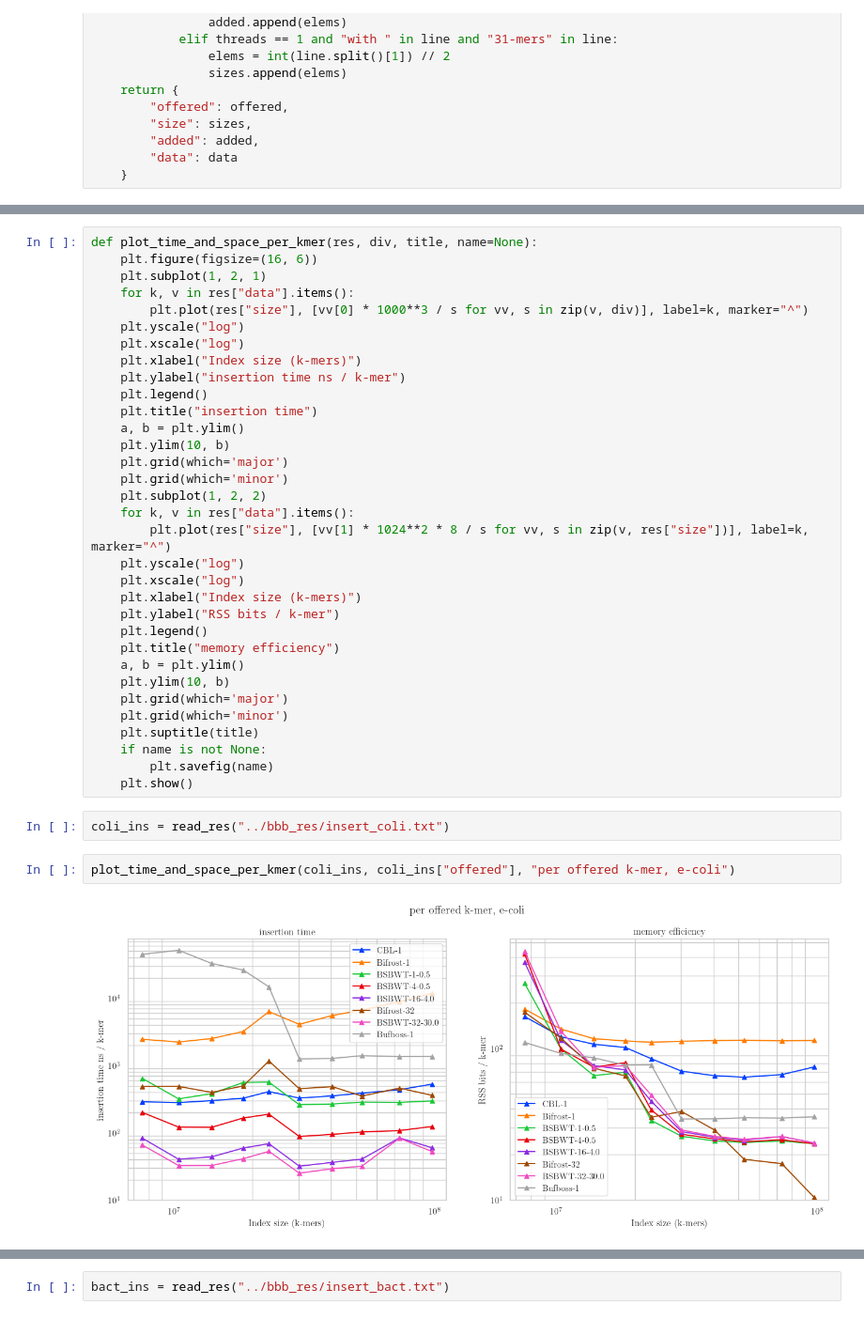
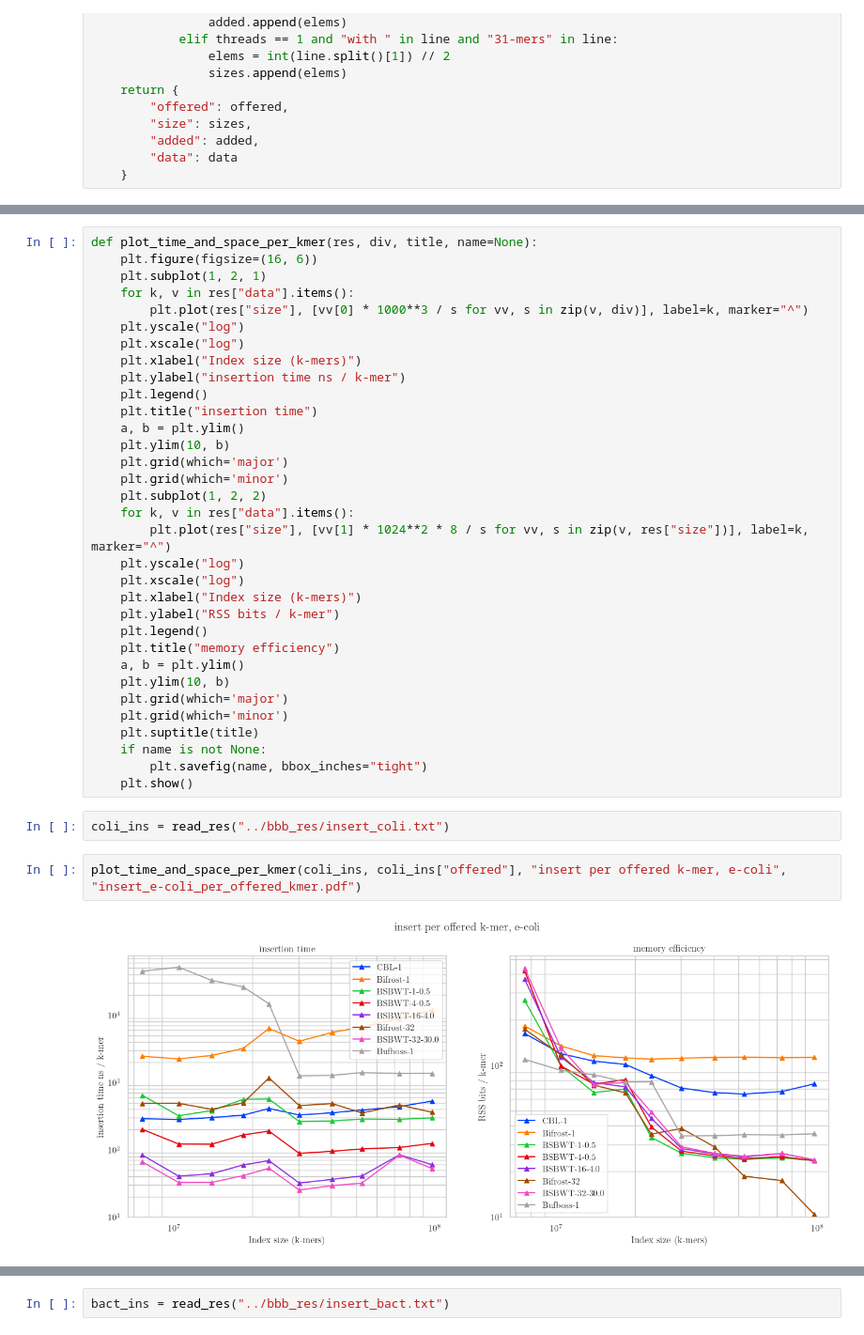
Before and after one commit to saskeli/Dynamic_SBWT_experiments, a Jupyter notebook: insert.ipynb, the cells around one changed output, grey strips where cells are left out. Shown at 94% size. Cells and saved outputs as stored; diff of their text form.

```diff
--- a/insert.ipynb
+++ b/insert.ipynb
@@ -126,12 +126,12 @@ def plot_time_and_space_per_kmer(res, div, title, name=None):
     plt.grid(which='minor')
     plt.suptitle(title)
     if name is not None:
-        plt.savefig(name)
+        plt.savefig(name, bbox_inches="tight")
     plt.show()
 # %%
 coli_ins = read_res("../bbb_res/insert_coli.txt")
 # %%
-plot_time_and_space_per_kmer(coli_ins, coli_ins["offered"], "per offered k-mer, e-coli")
+plot_time_and_space_per_kmer(coli_ins, coli_ins["offered"], "insert per offered k-mer, e-coli", "insert_e-coli_per_offered_kmer.pdf")
 # %% [output]
-[figure, old version]
+[figure, new version]
 # %%
```
Also changed, not shown: parts of 6 cells of this notebook, 3 other files.
